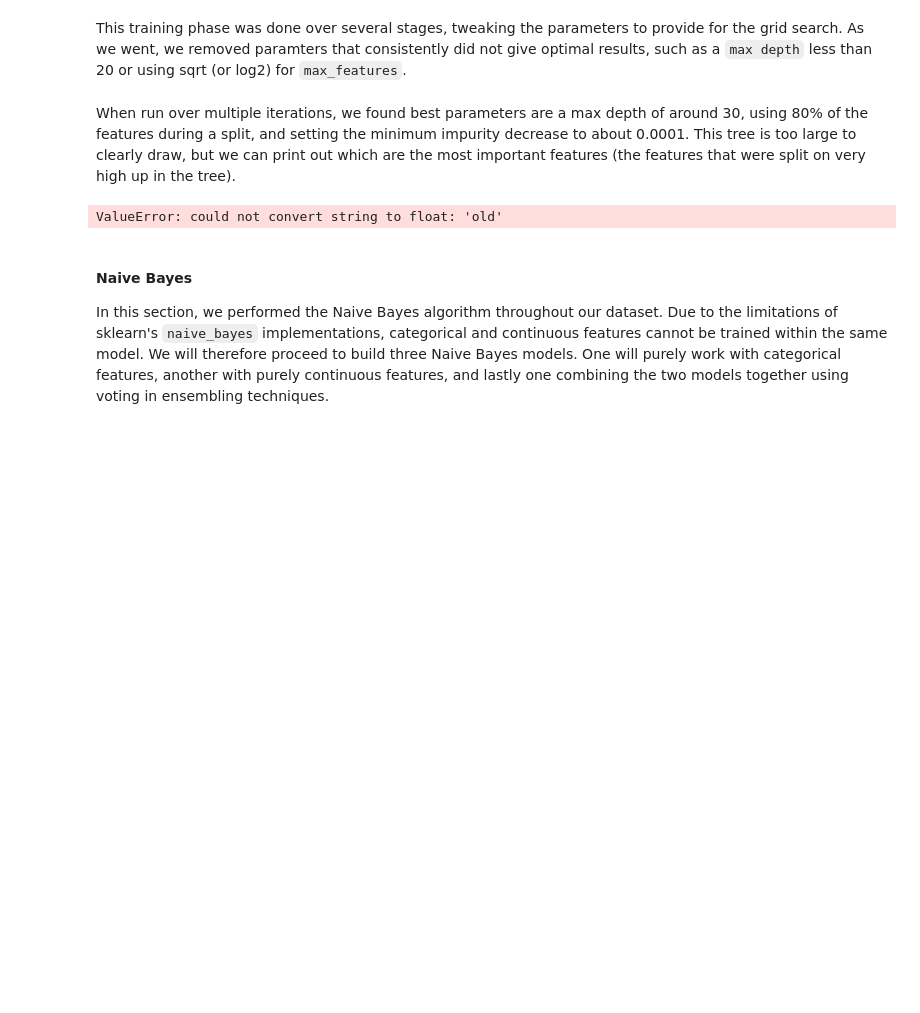
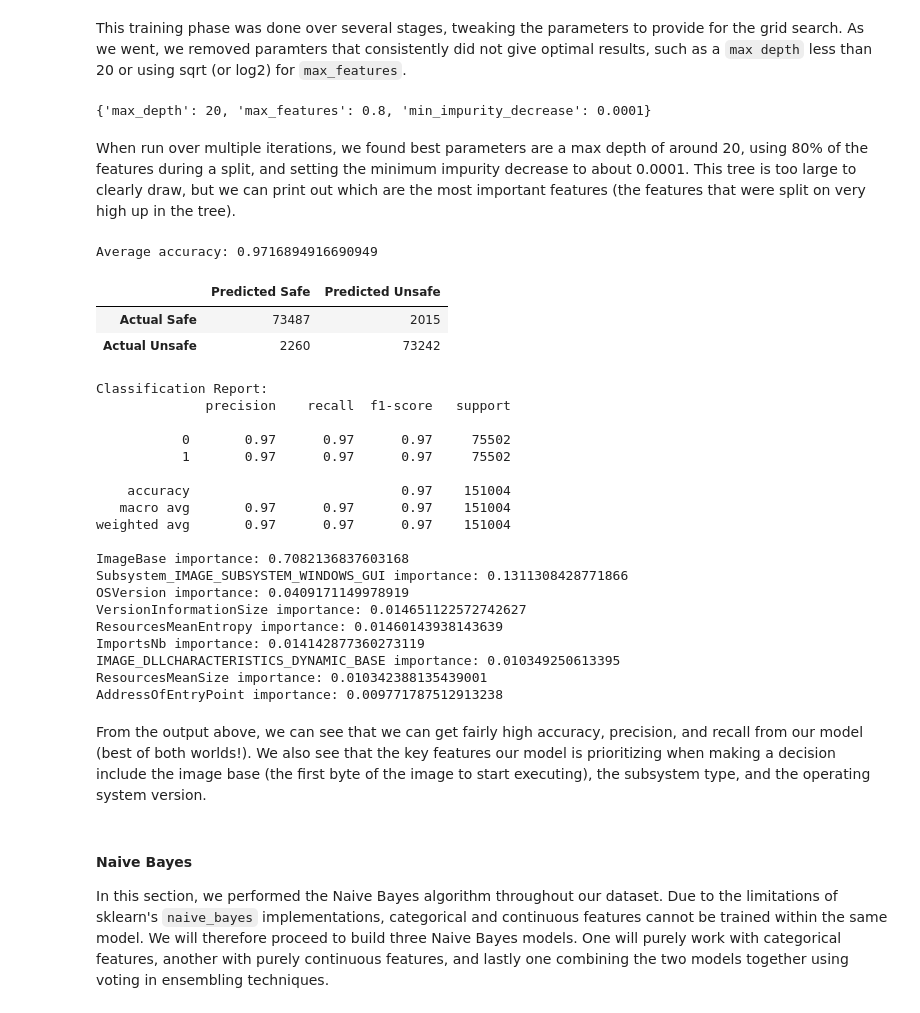
Before and after one commit to ayaabdelgawad/categorize-viruses, a Jupyter notebook: mal-classifier.ipynb, the cells around one changed output. Saved outputs shown, nothing was run; the diff lists cells and outputs as text; code cells hidden in the pictures; blank space fills up the shorter version.

Commit message:
finalized decision tree part

```diff
--- a/mal-classifier.ipynb
+++ b/mal-classifier.ipynb
@@ -379,14 +386,19 @@ A bit of housekeeping before we train our decision tree: scikitlearn's decision
 from sklearn.tree import DecisionTreeClassifier
 from sklearn.model_selection import GridSearchCV
 
+random_pruned_data = deep_copy_data.groupby("legitimate").sample(n=num_legit, random_state=2)
+labels = random_pruned_data["legitimate"]
+features = random_pruned_data.drop(columns = ["legitimate", 'OSVersion'])
+
 # decision tree doensn't like working with pre-binned data,
 # so we will let it bin the data for us during training
-tree_data = data.drop(columns=['OSVersion', 'SubsystemVersion'])
-tree_data['OSVersion'] = encoded_data['MajorOperatingSystemVersion']
-tree_data['SubsystemVersion'] = encoded_data['MajorSubsystemVersion']
+random_tree_data = deep_copy_data.groupby("legitimate").sample(n=num_legit, random_state=2)
+random_tree_data = random_tree_data.drop(columns=['OSVersion', 'SubsystemVersion'])
+random_tree_data['OSVersion'] = encoded_data['MajorOperatingSystemVersion']
+random_tree_data['SubsystemVersion'] = encoded_data['MajorSubsystemVersion']
 
 # separate features and labels
-features = tree_data
+features = random_tree_data
 labels = features.pop('legitimate')
 # %% [markdown]
 This training phase was done over several stages, tweaking the parameters to provide for the grid search. As we went, we removed paramters that consistently did not give optimal results, such as a `max depth` less than 20 or using sqrt (or log2) for `max_features`.
@@ -400,42 +412,63 @@ params = [{'max_depth': range(20, 41, 5),
 
 best_dt = GridSearchCV(dt,
                       param_grid=params,
-                      scoring='f1',
+                      scoring=score,
                       cv=5)
 best_dt.fit(features,labels)
 print(best_dt.best_params_)
-print(best_dt.best_score_)
-
-
-# running three different times, we get:
-# {'max_depth': 25, 'max_features': 0.9, 'min_impurity_decrease': 0.0001}
-# 0.950693577104911
-
-# {'max_depth': 30, 'max_features': 0.8, 'min_impurity_decrease': 0.0001}
-# 0.9522806655496965
-
-# {'max_depth': 30, 'max_features': 0.7, 'min_impurity_decrease': 0.0001}
-# 0.9518424819729525
-
-# {'max_depth': 20, 'max_features': 0.8, 'min_impurity_decrease': 0.0001}
-# 0.9512203142161593
+# %% [output]
+{'max_depth': 20, 'max_features': 0.8, 'min_impurity_decrease': 0.0001}
 # %% [markdown]
-When run over multiple iterations, we found best parameters are a max depth of around 30, using 80% of the features during a split, and setting the minimum impurity decrease to about 0.0001. This tree is too large to clearly draw, but we can print out which are the most important features (the features that were split on very high up in the tree).
+When run over multiple iterations, we found best parameters are a max depth of around 20, using 80% of the features during a split, and setting the minimum impurity decrease to about 0.0001. This tree is too large to clearly draw, but we can print out which are the most important features (the features that were split on very high up in the tree).
 # %%
-dec_tree = DecisionTreeClassifier(max_depth=30, max_features=0.8, min_impurity_decrease=0.0001)
+dec_tree = DecisionTreeClassifier(max_depth=20, max_features=0.8, min_impurity_decrease=0.0001)
 dec_tree.fit(features, labels)
+
+# get evaluation metrics
+scores = cross_val_score(dec_tree, features, labels, cv=10)
+pred = cross_val_predict (dec_tree, features, labels, cv=10)
+
+print ("Average accuracy:", accuracy_score (labels, pred))
+print_confusion_matrix (*confusion_matrix (labels, pred).ravel ())
+
+print ("Classification Report:")
+print (classification_report (labels, pred))
 
 important_features = {}
 for i in range(len(tree_data.columns) - 1):
     if(dec_tree.feature_importances_[i] > 0.009):
         # store the feature and its importance
         important_features[dec_tree.feature_importances_[i]] = tree_data.columns[i]
 
 # print features in order of most important
 for importance in sorted(important_features, reverse=True):
     print(important_features[importance], "importance:", importance)
 # %% [output]
-ValueError: could not convert string to float: 'old'
+Average accuracy: 0.9716894916690949
+|  | Predicted Safe | Predicted Unsafe |
+| Actual Safe | 73487 | 2015 |
+| Actual Unsafe | 2260 | 73242 |
+Classification Report:
+              precision    recall  f1-score   support
+
+           0       0.97      0.97      0.97     75502
+           1       0.97      0.97      0.97     75502
+
+    accuracy                           0.97    151004
+   macro avg       0.97      0.97      0.97    151004
+weighted avg       0.97      0.97      0.97    151004
+
+ImageBase importance: 0.7082136837603168
+Subsystem_IMAGE_SUBSYSTEM_WINDOWS_GUI importance: 0.1311308428771866
+OSVersion importance: 0.0409171149978919
+VersionInformationSize importance: 0.014651122572742627
+ResourcesMeanEntropy importance: 0.01460143938143639
+ImportsNb importance: 0.014142877360273119
+IMAGE_DLLCHARACTERISTICS_DYNAMIC_BASE importance: 0.010349250613395
+ResourcesMeanSize importance: 0.010342388135439001
+AddressOfEntryPoint importance: 0.009771787512913238
+# %% [markdown]
+From the output above, we can see that we can get fairly high accuracy, precision, and recall from our model (best of both worlds!). We also see that the key features our model is prioritizing when making a decision include the image base (the first byte of the image to start executing), the subsystem type, and the operating system version.
 # %% [markdown]
 #### Naive Bayes
 In this section, we performed the Naive Bayes algorithm throughout our dataset. Due to the limitations of sklearn's `naive_bayes` implementations, categorical and continuous features cannot be trained within the same model. We will therefore proceed to build three Naive Bayes models. One will purely work with categorical features, another with purely continuous features, and lastly one combining the two models together using voting in ensembling techniques.
```
Also changed, not shown: parts of 7 cells of this notebook.
